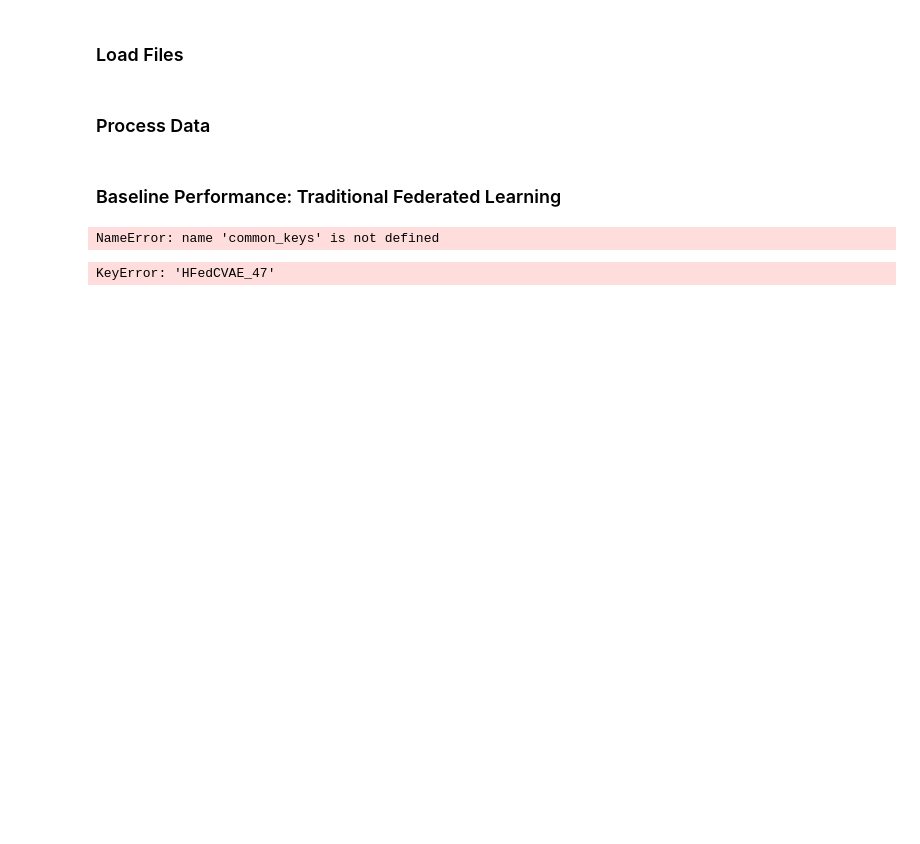
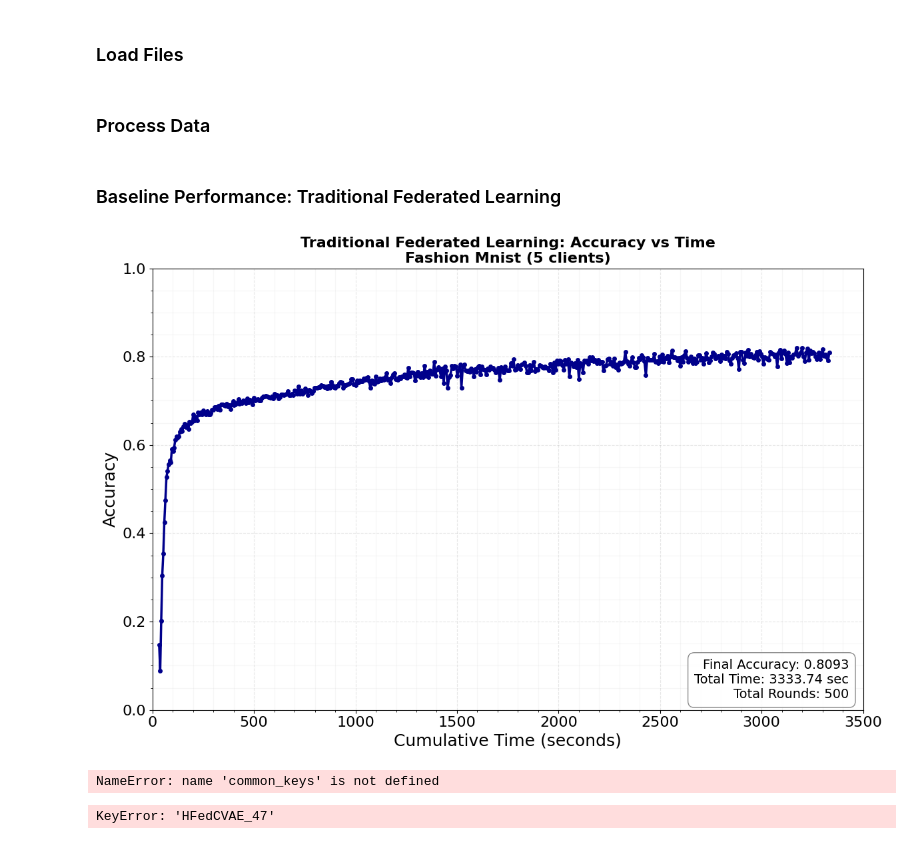
Before and after one commit to arpit35/heterogeneous_federated_learning_with_conditional_variational_autoencoder, a Jupyter notebook: analytics/results.ipynb, the cells around one changed output. Drawn from its saved outputs; the diff is of its cells as text; code cells hidden in the pictures; blank space fills up the shorter version.

Commit message:
plot

```diff
--- a/analytics/results.ipynb
+++ b/analytics/results.ipynb
@@ -6,7 +6,7 @@ import matplotlib.pyplot as plt
 from collections import defaultdict
 import numpy as np
 # %%
-DATA_DIR = "../src/plots/fashion_mnist_5"
+DATA_DIR = "src/plots/fashion_mnist_5"
 # %%
 def load_data_json(filepath):
     with open(filepath, "r") as f:
@@ -51,8 +51,8 @@ for key in common_keys:
     else:
         unique_algo_key = f"{algo}_{classes}"
 
-    results = load_dict(results_files[key])
-    times = load_dict(round_time_files[key])
+    results = load_data_json(results_files[key])
+    times = load_data_json(round_time_files[key])
 
     round_acc = defaultdict(list)
 
@@ -67,13 +67,6 @@ for key in common_keys:
     cumulative_time = 0
     for rnd in rounds_sorted:
         avg_accu = np.mean(round_acc[rnd])
-
-        if avg_accu >= target_accuracy:
-            avg_accuracy.append(avg_accu)
-            cumulative_time += times[str(rnd)]
-            avg_time.append(cumulative_time)
-            break
-
         avg_accuracy.append(avg_accu)
         cumulative_time += times[str(rnd)]
         avg_time.append(cumulative_time)
@@ -90,48 +83,84 @@ for key in common_keys:
 # %%
 import matplotlib.pyplot as plt
 
 # Filter data for default algorithm
 default_data = None
 for key, data in algo_data.items():
     if data["algo"] == "default":
         default_data = data
         break
 
 if default_data:
-    # Create the plot
-    fig, ax1 = plt.subplots(figsize=(10, 6))
 
-    # Plot accuracy on primary y-axis
-    color = 'tab:blue'
-    ax1.set_xlabel('Time (seconds)')
-    ax1.set_ylabel('Accuracy', color=color)
-    ax1.plot(default_data["time"], default_data["accuracy"],
-             marker='o', linestyle='-', color=color, label='Accuracy')
-    ax1.tick_params(axis='y', labelcolor=color)
-    ax1.set_ylim([0, 1])  # Accuracy between 0 and 1
-    ax1.grid(True, alpha=0.3)
+    plt.figure(figsize=(12, 8))
 
-    # Create secondary y-axis for time (optional - shows cumulative time)
-    ax2 = ax1.twinx()
-    color = 'tab:red'
-    ax2.set_ylabel('Cumulative Time (seconds)', color=color)
-    ax2.plot(default_data["time"], default_data["time"],
-             marker='s', linestyle='--', color=color, alpha=0.5, label='Time')
-    ax2.tick_params(axis='y', labelcolor=color)
+    # Plot accuracy vs time
+    plt.plot(
+        default_data["time"],
+        default_data["accuracy"],
+        marker='o',
+        linestyle='-',
+        linewidth=2.5,
+        markersize=4,
+        color='darkblue',
+        label='Traditional Federated Learning'
+    )
 
-    # Add title and legend
-    plt.title(f'Default Algorithm Performance\n(Clients: {default_data["clients"]}, Classes: {default_data["classes"]})')
+    # Axis labels
+    plt.xlabel('Cumulative Time (seconds)', fontsize=18)
+    plt.ylabel('Accuracy', fontsize=18)
 
-    # Combine legends from both axes
-    lines1, labels1 = ax1.get_legend_handles_labels()
-    lines2, labels2 = ax2.get_legend_handles_labels()
-    ax1.legend(lines1 + lines2, labels1 + labels2, loc='upper left')
+    # Tick size
+    plt.xticks(fontsize=16)
+    plt.yticks(fontsize=16)
+
+    # Title
+    plt.title(
+        f'Traditional Federated Learning: Accuracy vs Time\n'
+        f'Fashion Mnist'
+        f' ({default_data["clients"]} clients)',
+        fontsize=16,
+        fontweight='bold'
+    )
+
+    # Axis limits
+    plt.ylim([0, 1])
+    plt.xlim([0, max(default_data["time"]) * 1.05])
+
+    # Grid
+    plt.grid(True, alpha=0.3, linestyle='--')
+    plt.minorticks_on()
+    plt.grid(True, which='minor', alpha=0.1)
+
+    # Performance metrics box
+    metrics_text = (
+        f'Final Accuracy: {default_data["accuracy"][-1]:.4f}\n'
+        f'Total Time: {default_data["time"][-1]:.2f} sec\n'
+        f'Total Rounds: {len(default_data["accuracy"])}'
+    )
+
+    plt.text(
+        0.98, 0.02,
+        metrics_text,
+        transform=plt.gca().transAxes,
+        fontsize=14,
+        verticalalignment='bottom',
+        horizontalalignment='right',
+        bbox=dict(
+            facecolor='white',
+            edgecolor='gray',
+            boxstyle='round,pad=0.5',
+            alpha=0.9
+        )
+    )
 
     plt.tight_layout()
     plt.show()
 
 else:
     print("No default algorithm data found")
+# %% [output]
+[figure, added]
 # %%
 # =========================
 # AUTO-MAINTAIN JSON FILE
```
